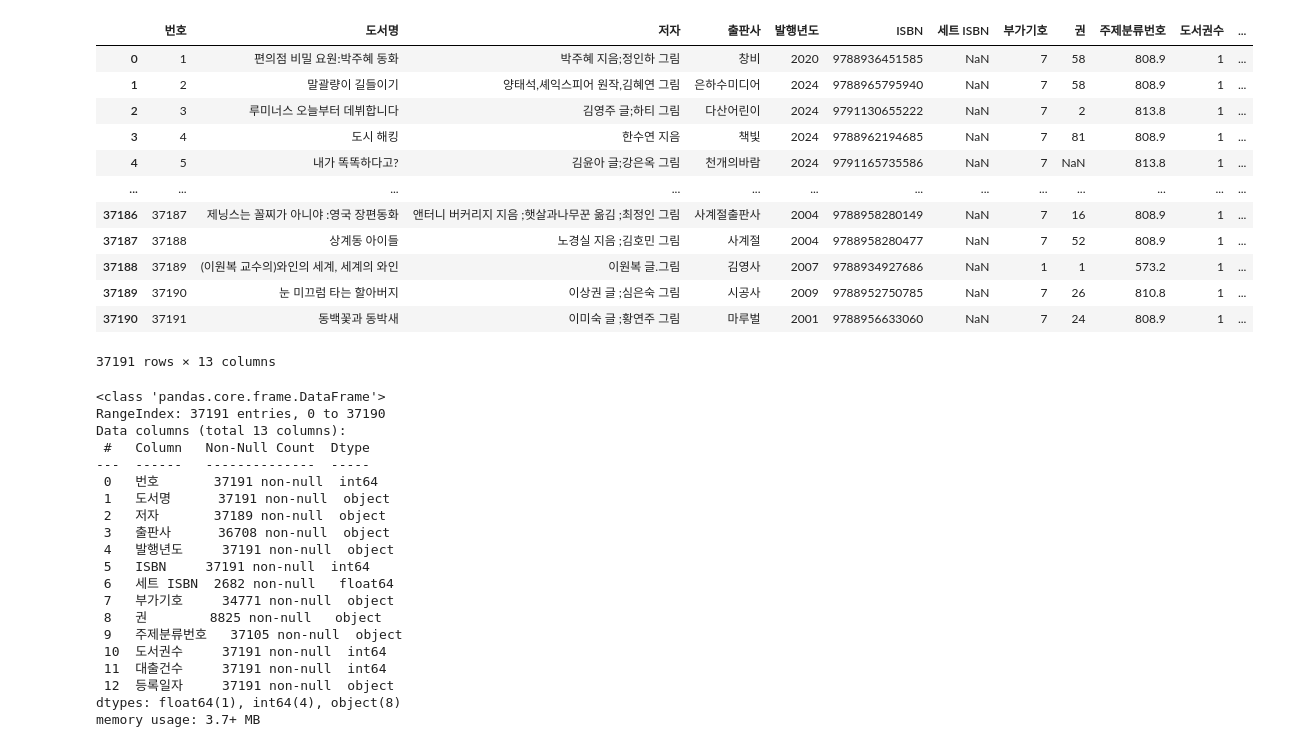
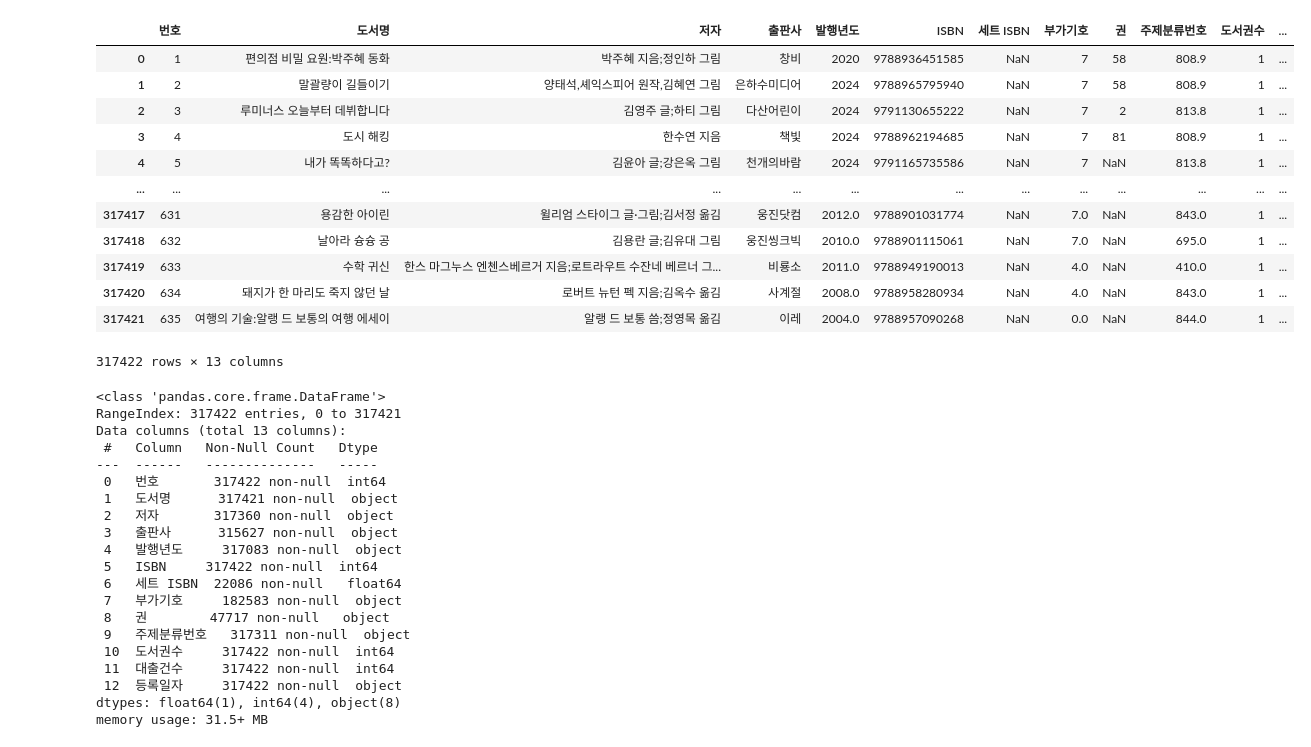
Before and after one commit to LIKELION-HUFS-12th/Dogak_BE, a Jupyter notebook: test.ipynb, the cells around one changed output. Saved outputs shown, nothing was run; the diff lists cells and outputs as text; code cells hidden in the pictures.

Commit message:
DF combine

```diff
--- a/test.ipynb
+++ b/test.ipynb
@@ -5,41 +4,44 @@ path1 = '/Users/oesikgogi/Desktop/도서관 정보나루/가락몰도서관 장
-# %%
-data1 = pd.read_excel(path1)
-data1
-# %% [output]
-|  | 번호 | 도서명 | 저자 | 출판사 | 발행년도 | ISBN | 세트 ISBN | 부가기호 | 권 | 주제분류번호 | 도서권수 | ... |
-| 0 | 1 | 편의점 비밀 요원:박주혜 동화 | 박주혜 지음;정인하 그림 | 창비 | 2020 | 9788936451585 | NaN | 7 | 58 | 808.9 | 1 | ... |
-| 1 | 2 | 말괄량이 길들이기 | 양태석,셰익스피어 원작,김혜연 그림 | 은하수미디어 | 2024 | 9788965795940 | NaN | 7 | 58 | 808.9 | 1 | ... |
-| 2 | 3 | 루미너스 오늘부터 데뷔합니다 | 김영주 글;하티 그림 | 다산어린이 | 2024 | 9791130655222 | NaN | 7 | 2 | 813.8 | 1 | ... |
-| 3 | 4 | 도시 해킹 | 한수연 지음 | 책빛 | 2024 | 9788962194685 | NaN | 7 | 81 | 808.9 | 1 | ... |
-| 4 | 5 | 내가 똑똑하다고? | 김윤아 글;강은옥 그림 | 천개의바람 | 2024 | 9791165735586 | NaN | 7 | NaN | 813.8 | 1 | ... |
-| ... | ... | ... | ... | ... | ... | ... | ... | ... | ... | ... | ... | ... |
-| 37186 | 37187 | 제닝스는 꼴찌가 아니야 :영국 장편동화 | 앤터니 버커리지 지음 ;햇살과나무꾼 옮김 ;최정인 그림 | 사계절출판사 | 2004 | 9788958280149 | NaN | 7 | 16 | 808.9 | 1 | ... |
-| 37187 | 37188 | 상계동 아이들 | 노경실 지음 ;김호민 그림 | 사계절 | 2004 | 9788958280477 | NaN | 7 | 52 | 808.9 | 1 | ... |
-| 37188 | 37189 | (이원복 교수의)와인의 세계, 세계의 와인 | 이원복 글.그림 | 김영사 | 2007 | 9788934927686 | NaN | 1 | 1 | 573.2 | 1 | ... |
-| 37189 | 37190 | 눈 미끄럼 타는 할아버지 | 이상권 글 ;심은숙 그림 | 시공사 | 2009 | 9788952750785 | NaN | 7 | 26 | 810.8 | 1 | ... |
-| 37190 | 37191 | 동백꽃과 동박새 | 이미숙 글 ;황연주 그림 | 마루벌 | 2001 | 9788956633060 | NaN | 7 | 24 | 808.9 | 1 | ... |
-37191 rows × 13 columns
+# %%
+path = '/Users/oesikgogi/Desktop/도서관 정보나루'
+files = [f for f in os.listdir(path) if f.endswith('.xlsx')]
+# %%
+combined_df = pd.concat([pd.read_excel(os.path.join(path, file)) for file in files], ignore_index=True)
+combined_df
+# %% [output]
+|  | 번호 | 도서명 | 저자 | 출판사 | 발행년도 | ISBN | 세트 ISBN | 부가기호 | 권 | 주제분류번호 | 도서권수 | ... |
+| 0 | 1 | 편의점 비밀 요원:박주혜 동화 | 박주혜 지음;정인하 그림 | 창비 | 2020 | 9788936451585 | NaN | 7 | 58 | 808.9 | 1 | ... |
+| 1 | 2 | 말괄량이 길들이기 | 양태석,셰익스피어 원작,김혜연 그림 | 은하수미디어 | 2024 | 9788965795940 | NaN | 7 | 58 | 808.9 | 1 | ... |
+| 2 | 3 | 루미너스 오늘부터 데뷔합니다 | 김영주 글;하티 그림 | 다산어린이 | 2024 | 9791130655222 | NaN | 7 | 2 | 813.8 | 1 | ... |
+| 3 | 4 | 도시 해킹 | 한수연 지음 | 책빛 | 2024 | 9788962194685 | NaN | 7 | 81 | 808.9 | 1 | ... |
+| 4 | 5 | 내가 똑똑하다고? | 김윤아 글;강은옥 그림 | 천개의바람 | 2024 | 9791165735586 | NaN | 7 | NaN | 813.8 | 1 | ... |
+| ... | ... | ... | ... | ... | ... | ... | ... | ... | ... | ... | ... | ... |
+| 317417 | 631 | 용감한 아이린 | 윌리엄 스타이그 글·그림;김서정 옮김 | 웅진닷컴 | 2012.0 | 9788901031774 | NaN | 7.0 | NaN | 843.0 | 1 | ... |
+| 317418 | 632 | 날아라 슝슝 공 | 김용란 글;김유대 그림 | 웅진씽크빅 | 2010.0 | 9788901115061 | NaN | 7.0 | NaN | 695.0 | 1 | ... |
+| 317419 | 633 | 수학 귀신 | 한스 마그누스 엔첸스베르거 지음;로트라우트 수잔네 베르너 그... | 비룡소 | 2011.0 | 9788949190013 | NaN | 4.0 | NaN | 410.0 | 1 | ... |
+| 317420 | 634 | 돼지가 한 마리도 죽지 않던 날 | 로버트 뉴턴 펙 지음;김옥수 옮김 | 사계절 | 2008.0 | 9788958280934 | NaN | 4.0 | NaN | 843.0 | 1 | ... |
+| 317421 | 635 | 여행의 기술:알랭 드 보통의 여행 에세이 | 알랭 드 보통 씀;정영목 옮김 | 이레 | 2004.0 | 9788957090268 | NaN | 0.0 | NaN | 844.0 | 1 | ... |
+317422 rows × 13 columns
 # %%
-data1.info()
+combined_df.info()
 # %% [output]
 <class 'pandas.core.frame.DataFrame'>
-RangeIndex: 37191 entries, 0 to 37190
+RangeIndex: 317422 entries, 0 to 317421
 Data columns (total 13 columns):
- #   Column   Non-Null Count  Dtype
----  ------   --------------  -----
- 0   번호       37191 non-null  int64
- 1   도서명      37191 non-null  object
- 2   저자       37189 non-null  object
- 3   출판사      36708 non-null  object
- 4   발행년도     37191 non-null  object
- 5   ISBN     37191 non-null  int64
- 6   세트 ISBN  2682 non-null   float64
- 7   부가기호     34771 non-null  object
- 8   권        8825 non-null   object
- 9   주제분류번호   37105 non-null  object
- 10  도서권수     37191 non-null  int64
- 11  대출건수     37191 non-null  int64
- 12  등록일자     37191 non-null  object
+ #   Column   Non-Null Count   Dtype
+---  ------   --------------   -----
+ 0   번호       317422 non-null  int64
+ 1   도서명      317421 non-null  object
+ 2   저자       317360 non-null  object
+ 3   출판사      315627 non-null  object
+ 4   발행년도     317083 non-null  object
+ 5   ISBN     317422 non-null  int64
+ 6   세트 ISBN  22086 non-null   float64
+ 7   부가기호     182583 non-null  object
+ 8   권        47717 non-null   object
+ 9   주제분류번호   317311 non-null  object
+ 10  도서권수     317422 non-null  int64
+ 11  대출건수     317422 non-null  int64
+ 12  등록일자     317422 non-null  object
 dtypes: float64(1), int64(4), object(8)
-memory usage: 3.7+ MB
+memory usage: 31.5+ MB
 # %%
```
Also changed, not shown: parts of 25 cells of this notebook.
